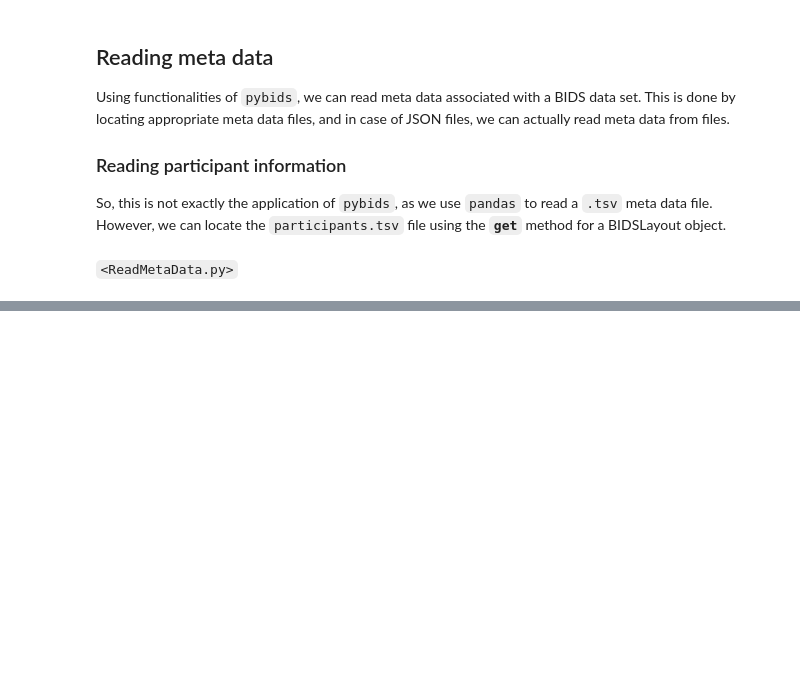
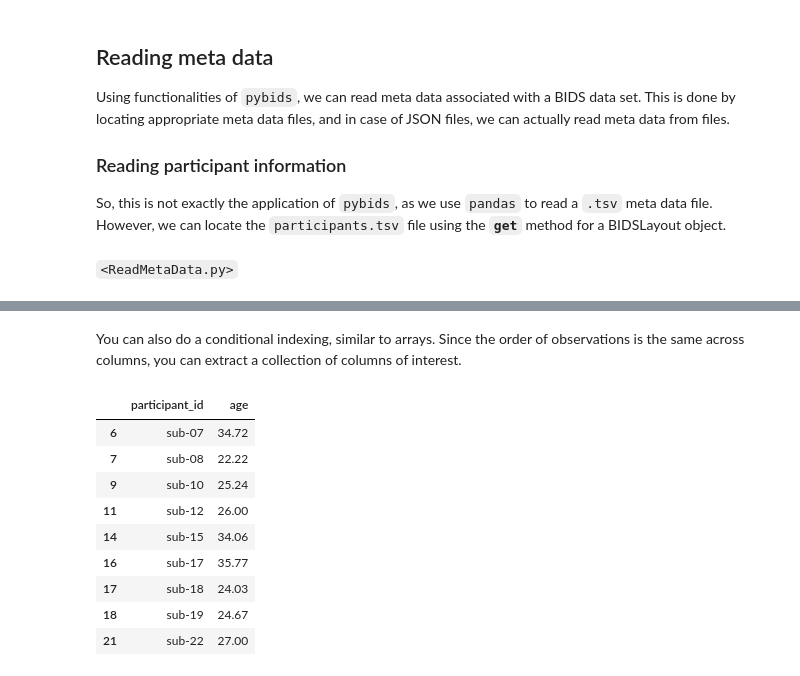
Before and after one commit to sathayas/JupyterfMRIFall2018, a Jupyter notebook: NIfTI_BIDS.ipynb, the cells around one changed output, grey strips where cells are left out. Saved outputs shown, nothing was run; the diff lists cells and outputs as text; code cells hidden in the pictures; blank space fills up the shorter version.

```diff
--- a/NIfTI_BIDS.ipynb
+++ b/NIfTI_BIDS.ipynb
@@ -775,0 +832,15 @@ subjInfo = pd.read_csv(file_participants, delimiter='\t')
+# %% [markdown]
+You can also do a conditional indexing, similar to arrays. Since the order of observations is the same across columns, you can extract a collection of columns of interest.
+# %%
+subjInfo[subjInfo.gender=='D'][['participant_id','age']]
+# %% [output]
+|  | participant_id | age |
+| 6 | sub-07 | 34.72 |
+| 7 | sub-08 | 22.22 |
+| 9 | sub-10 | 25.24 |
+| 11 | sub-12 | 26.00 |
+| 14 | sub-15 | 34.06 |
+| 16 | sub-17 | 35.77 |
+| 17 | sub-18 | 24.03 |
+| 18 | sub-19 | 24.67 |
+| 21 | sub-22 | 27.00 |
```
Also changed, not shown: parts of 30 cells of this notebook.
